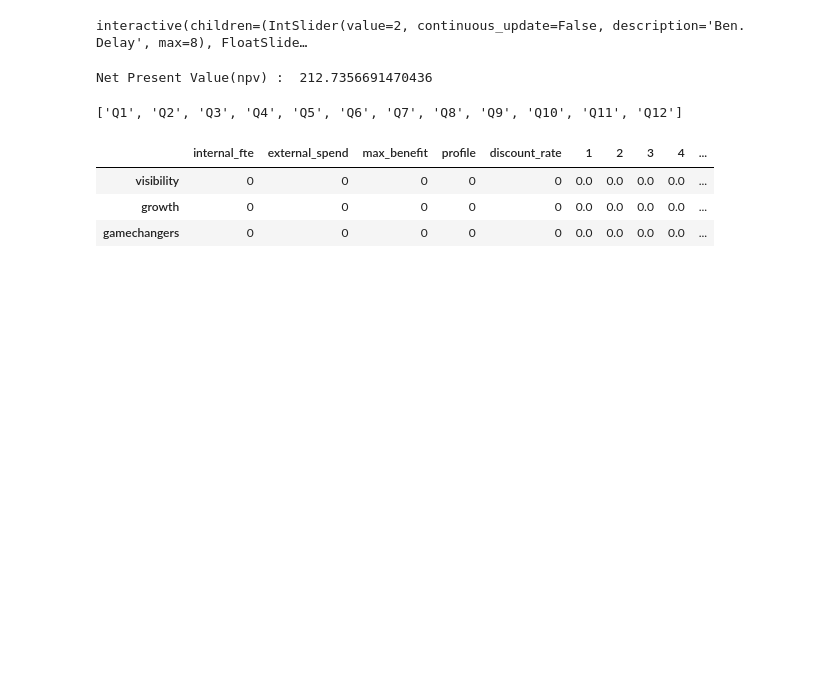
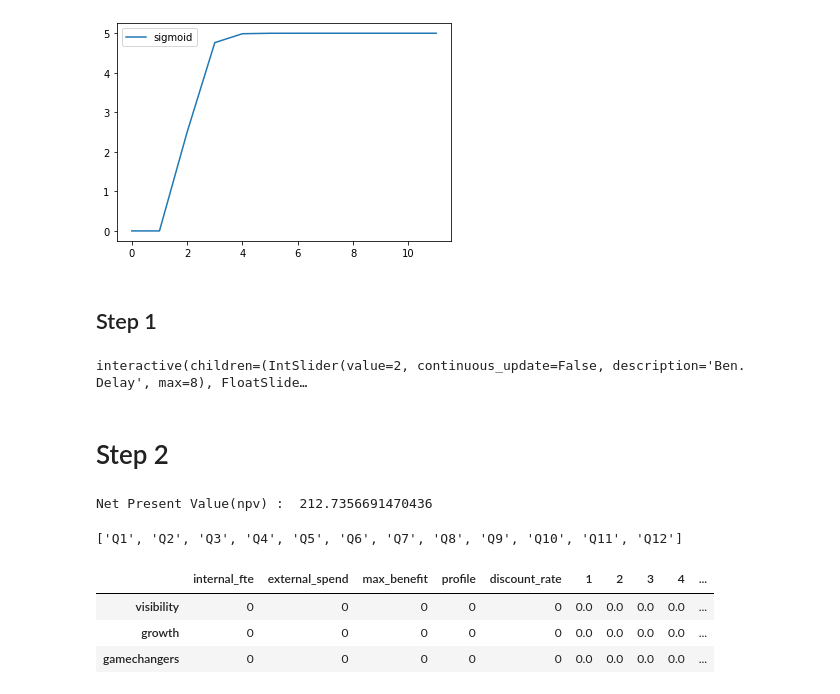
Before and after one commit to ldnelso2/portfolio, a Jupyter notebook: nz_portfolio_dashboard.ipynb, the cells around one changed output. Drawn from its saved outputs; the diff is of its cells as text; code cells hidden in the pictures; blank space fills up the shorter version.

```diff
--- a/nz_portfolio_dashboard.ipynb
+++ b/nz_portfolio_dashboard.ipynb
@@ -97,0 +109,6 @@ def dual_plotter(costs, bennies):
+# %%
+PortfolioModel(delay_qtrs = 2, max_amt = 5, scale_up_qtrs = 2, tot_qtrs = 12).quick_view()
+# %% [output]
+[figure, added]
+# %% [markdown]
+## Step 1
@@ -128,4 +223,6 @@ interact(f, x=benefits_delay, y=benefits_ramp, z=benefits_max, a=cost_delay, b=c
 ##### and the max value in the slider doesn't match the max value in the plot.
 # %% [output]
 interactive(children=(IntSlider(value=2, continuous_update=False, description='Ben. Delay', max=8), FloatSlide…
+# %% [markdown]
+# Step 2
 # %%
```
Also changed, not shown: parts of 5 cells of this notebook.
